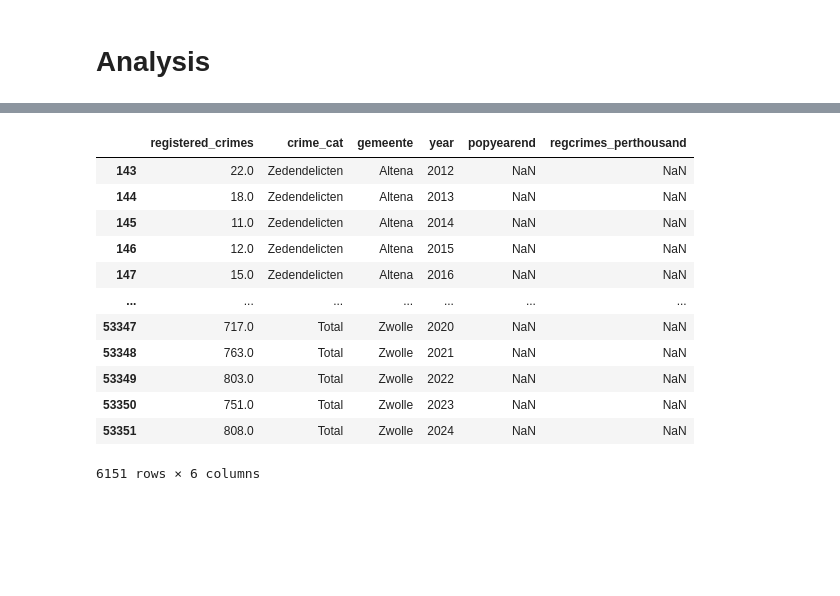
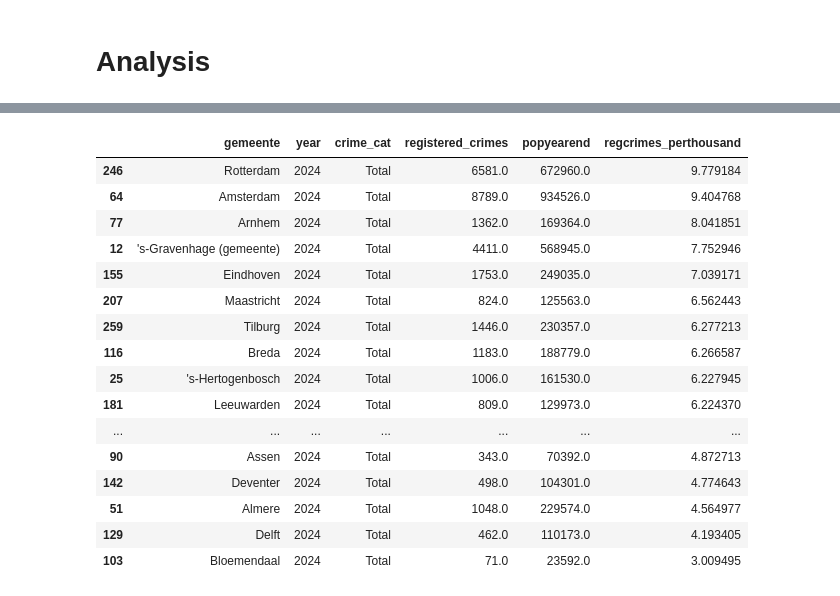
Before and after one commit to chels-j/NLViolentCrime, a Jupyter notebook: NLCrimeAnalysis.ipynb, the cells around one changed output, grey strips where cells are left out. Saved outputs shown, nothing was run; the diff lists cells and outputs as text; code cells hidden in the pictures; blank space fills up the shorter version.

```diff
--- a/NLCrimeAnalysis.ipynb
+++ b/NLCrimeAnalysis.ipynb
@@ -554,0 +460,3 @@ final_crimepc
+# %%
+final_crimecities['year'] = final_crimecities['year'].astype('int64')
+final_crimecities.info()
@@ -576,16 +479,25 @@ final_crimepc[(final_crimepc['gemeente'].isin(majorcities)) & (final_crimepc['ye
-# %%
-final_crimepc[final_crimepc['popyearend'].isna()]
-# %% [output]
-|  | registered_crimes | crime_cat | gemeente | year | popyearend | regcrimes_perthousand |
-| 143 | 22.0 | Zedendelicten | Altena | 2012 | NaN | NaN |
-| 144 | 18.0 | Zedendelicten | Altena | 2013 | NaN | NaN |
-| 145 | 11.0 | Zedendelicten | Altena | 2014 | NaN | NaN |
-| 146 | 12.0 | Zedendelicten | Altena | 2015 | NaN | NaN |
-| 147 | 15.0 | Zedendelicten | Altena | 2016 | NaN | NaN |
-| ... | ... | ... | ... | ... | ... | ... |
-| 53347 | 717.0 | Total | Zwolle | 2020 | NaN | NaN |
-| 53348 | 763.0 | Total | Zwolle | 2021 | NaN | NaN |
-| 53349 | 803.0 | Total | Zwolle | 2022 | NaN | NaN |
-| 53350 | 751.0 | Total | Zwolle | 2023 | NaN | NaN |
-| 53351 | 808.0 | Total | Zwolle | 2024 | NaN | NaN |
-6151 rows × 6 columns
+# %%
+## Top cities, all violent crime 2024
+# Create a boolean mask for rows where year is 2024 and crime_cat is 'Total'
+bool_2024 = (final_crimecities['year'] == 2024) & (final_crimecities['crime_cat'] == 'Total')
+
+# Use the boolean mask to filter the DataFrame
+final_crimecities[bool_2024].sort_values(by=['regcrimes_perthousand'], axis=0, ascending=False)
+# %% [output]
+|  | gemeente | year | crime_cat | registered_crimes | popyearend | regcrimes_perthousand |
+| 246 | Rotterdam | 2024 | Total | 6581.0 | 672960.0 | 9.779184 |
+| 64 | Amsterdam | 2024 | Total | 8789.0 | 934526.0 | 9.404768 |
+| 77 | Arnhem | 2024 | Total | 1362.0 | 169364.0 | 8.041851 |
+| 12 | 's-Gravenhage (gemeente) | 2024 | Total | 4411.0 | 568945.0 | 7.752946 |
+| 155 | Eindhoven | 2024 | Total | 1753.0 | 249035.0 | 7.039171 |
+| 207 | Maastricht | 2024 | Total | 824.0 | 125563.0 | 6.562443 |
+| 259 | Tilburg | 2024 | Total | 1446.0 | 230357.0 | 6.277213 |
+| 116 | Breda | 2024 | Total | 1183.0 | 188779.0 | 6.266587 |
+| 25 | 's-Hertogenbosch | 2024 | Total | 1006.0 | 161530.0 | 6.227945 |
+| 181 | Leeuwarden | 2024 | Total | 809.0 | 129973.0 | 6.224370 |
+| ... | ... | ... | ... | ... | ... | ... |
+| 90 | Assen | 2024 | Total | 343.0 | 70392.0 | 4.872713 |
+| 142 | Deventer | 2024 | Total | 498.0 | 104301.0 | 4.774643 |
+| 51 | Almere | 2024 | Total | 1048.0 | 229574.0 | 4.564977 |
+| 129 | Delft | 2024 | Total | 462.0 | 110173.0 | 4.193405 |
+| 103 | Bloemendaal | 2024 | Total | 71.0 | 23592.0 | 3.009495 |
```
Also changed, not shown: parts of 31 cells of this notebook.
